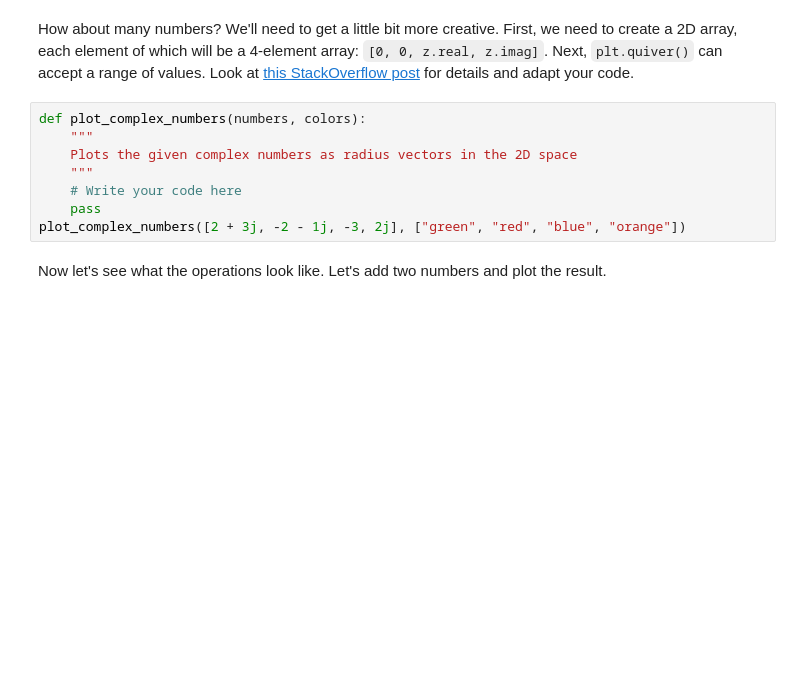
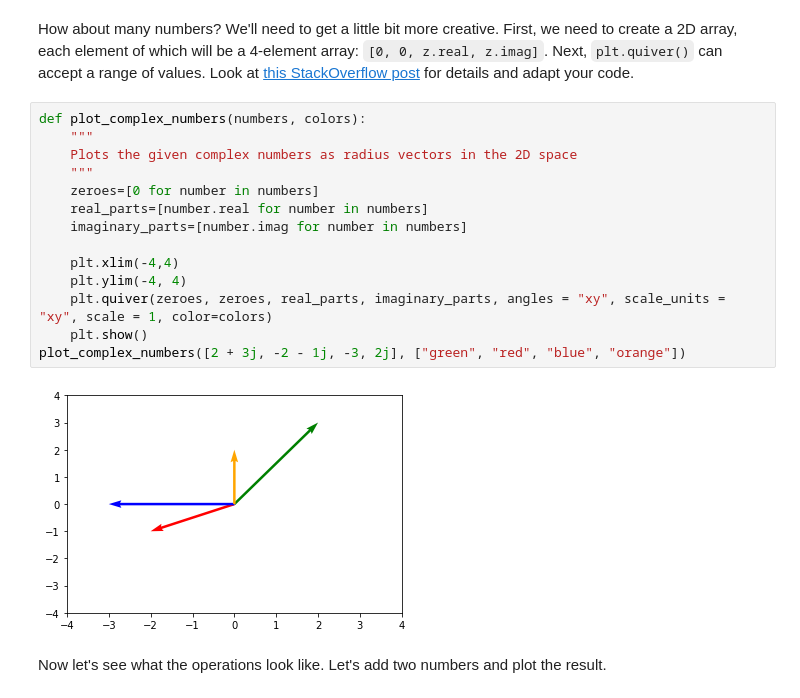
Before and after one commit to vladimirpetukhov/Artifical_Intelligence_Course, a Jupyter notebook: 01.Math_Concept_For_Devs/04. Basic-Algebra-Exercise/Basic Algebra Exercise.ipynb, the cells around one changed output. Saved outputs shown, nothing was run; the diff lists cells and outputs as text; blank space fills up the shorter version.

```diff
--- a/01.Math_Concept_For_Devs/04. Basic-Algebra-Exercise/Basic Algebra Exercise.ipynb
+++ b/01.Math_Concept_For_Devs/04. Basic-Algebra-Exercise/Basic Algebra Exercise.ipynb
@@ -218,11 +218,19 @@ How about many numbers? We'll need to get a little bit more creative. First, we
 # %%
 def plot_complex_numbers(numbers, colors):
     """
     Plots the given complex numbers as radius vectors in the 2D space
     """
-    # Write your code here
-    pass
+    zeroes=[0 for number in numbers]
+    real_parts=[number.real for number in numbers]
+    imaginary_parts=[number.imag for number in numbers]
+
+    plt.xlim(-4,4)
+    plt.ylim(-4, 4)
+    plt.quiver(zeroes, zeroes, real_parts, imaginary_parts, angles = "xy", scale_units = "xy", scale = 1, color=colors)
+    plt.show()
 plot_complex_numbers([2 + 3j, -2 - 1j, -3, 2j], ["green", "red", "blue", "orange"])
+# %% [output]
+[figure, added]
 # %% [markdown]
 Now let's see what the operations look like. Let's add two numbers and plot the result.
 # %%
```
Also changed, not shown: parts of 5 cells of this notebook.
